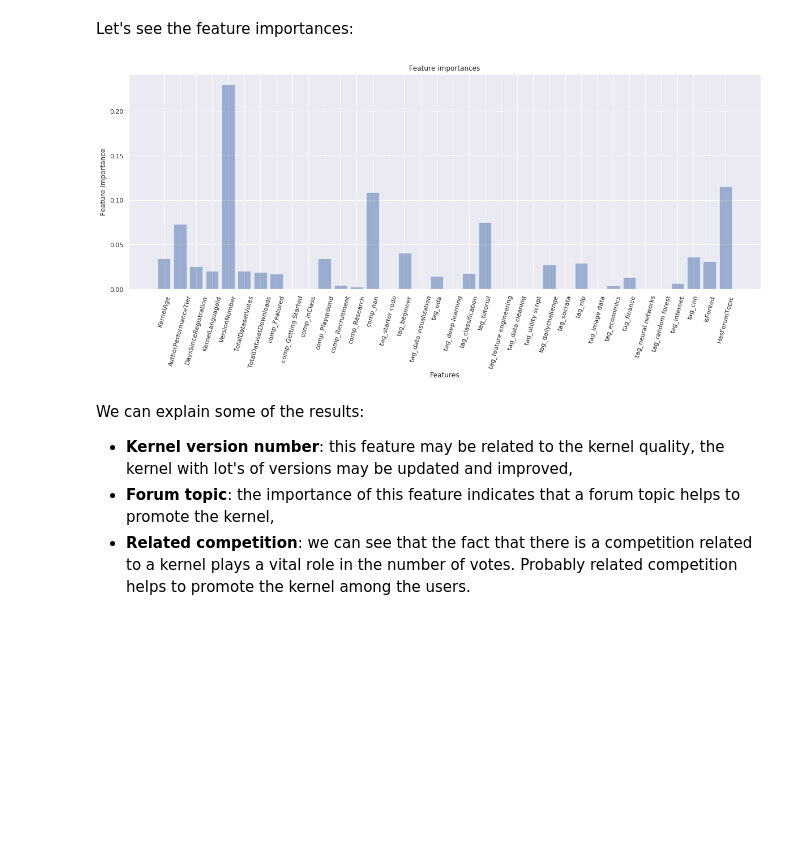
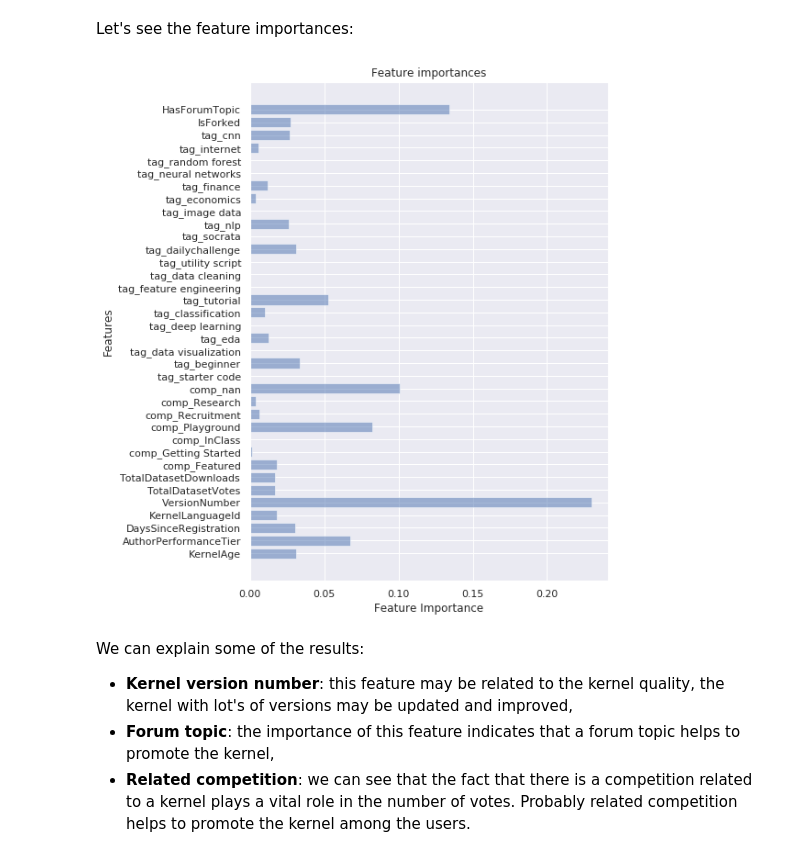
Before and after one commit to Lexie88rus/kaggle_kernel_votes_analysis, a Jupyter notebook: How to get upvotes for a kernel on Kaggle.ipynb, the cells around one changed output. Drawn from its saved outputs; the diff is of its cells as text; code cells hidden in the pictures; blank space fills up the shorter version.

```diff
--- a/How to get upvotes for a kernel on Kaggle.ipynb
+++ b/How to get upvotes for a kernel on Kaggle.ipynb
@@ -899,22 +897,21 @@ R^2 train: 0.953, test: 0.680
 Let's see the feature importances:
 # %%
 #plot bar chart with matplotlib
-plt.figure(figsize=(20,7))
+plt.figure(figsize=(7,10))
 
 y_pos = np.arange(len(X.columns))
 
-plt.bar(y_pos, xgb.feature_importances_, align='center', alpha=0.5)
-plt.xticks(y_pos, X.columns)
-plt.xticks(rotation=75)
+plt.barh(y_pos, xgb.feature_importances_, align='center', alpha=0.5)
+plt.yticks(y_pos, X.columns)
 
-plt.xlabel('Features')
-plt.ylabel('Feature Importance')
+plt.ylabel('Features')
+plt.xlabel('Feature Importance')
 
 plt.title('Feature importances')
 
 plt.show()
 # %% [output]
-[figure, old version]
+[figure, new version]
 # %% [markdown]
 We can explain some of the results:
 * __Kernel version number__: this feature may be related to the kernel quality, the kernel with lot's of versions may be updated and improved,
```
Also changed, not shown: parts of 16 cells of this notebook.
